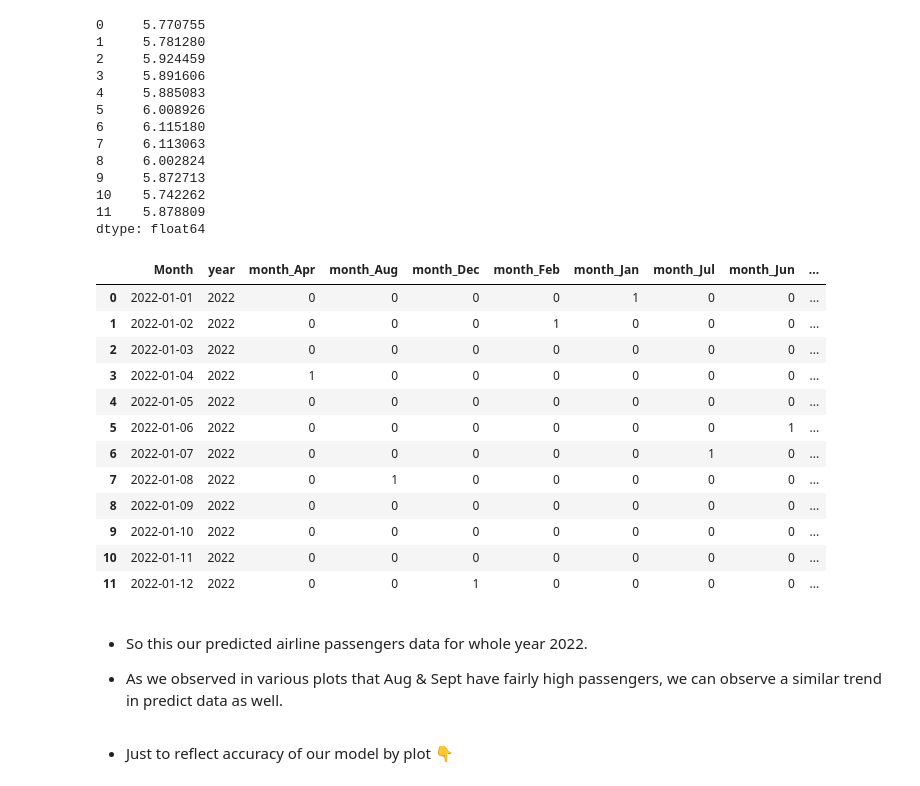
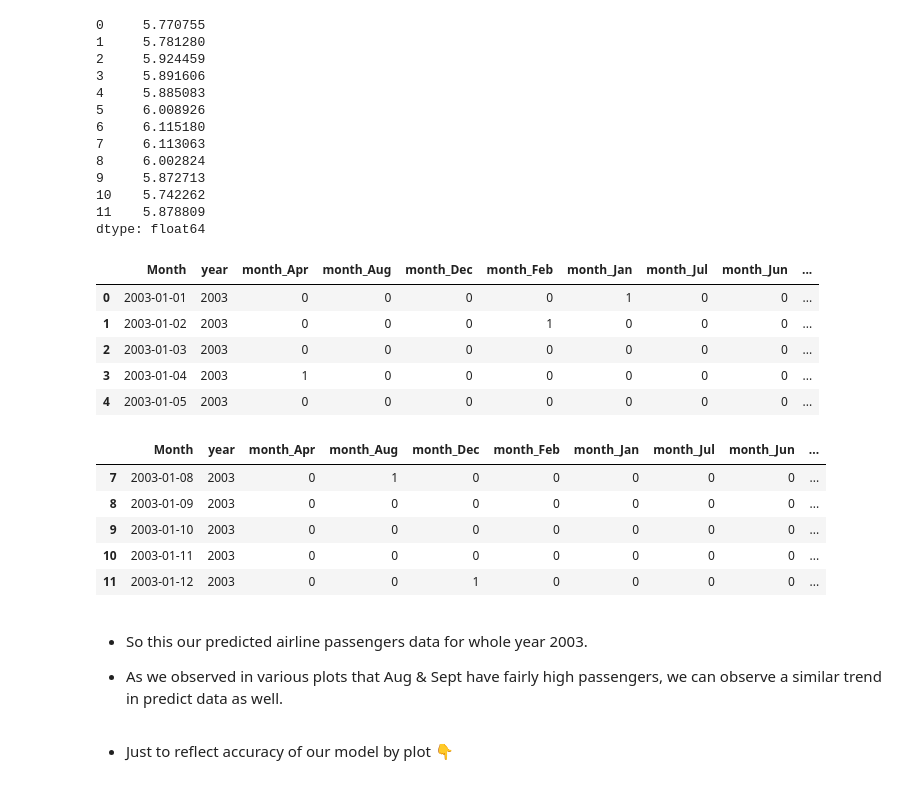
Before and after one commit to manasik29/Assignment_Forecasting_Airline_Passengers_Seats, a Jupyter notebook: Forecasting_Airlines_Passenger_Data.ipynb, the cells around one changed output. Saved outputs shown, nothing was run; the diff lists cells and outputs as text; code cells hidden in the pictures.

```diff
--- a/Forecasting_Airlines_Passenger_Data.ipynb
+++ b/Forecasting_Airlines_Passenger_Data.ipynb
@@ -169,0 +161,7 @@ sns.lineplot(x="year",y="Passengers",data=airline)
+# %%
+#Smoothning of the graph
+plt.figure(figsize=(12,4))
+airline.Passengers.plot(label="org")
+for i in range(2,30,8):
+    airline["Passengers"].rolling(i).mean().plot(label=str(i))
+plt.legend(loc='best')
@@ -389,0 +467,5 @@ mae_Mult_add_sea
+# %%
+# separate out a validation dataset
+split_point = len(df_airline) - 12
+dataset, validation = df_airline[0:split_point], df_airline[split_point:]
+print('Dataset %d, Validation %d' % (len(dataset), len(validation)))
@@ -389,0 +476,9 @@ mae_Mult_add_sea
+# %%
+# evaluate a persistence model
+from sklearn.metrics import mean_squared_error
+
+# prepare data
+X = dataset.values
+X = X.astype('float32')
+train_size = int(len(X) * 0.50)
+train, test = X[0:train_size], X[train_size:]
@@ -389,0 +489,14 @@ mae_Mult_add_sea
+# %%
+from sklearn.metrics import mean_squared_error
+# walk-forward validation
+history = [x for x in train]
+predictions = list()
+for i in range(len(test)):
+    yhat = history[-1]
+    predictions.append(yhat)
+    obs = test[i]
+    history.append(obs)
+    print('>Predicted=%.3f, Expected=%.3f' % (yhat, obs))
+# report performance
+MAE_base = MAE(predictions, test)
+print('MAE_base: %.3f' % MAE_base)
@@ -494,23 +780,25 @@ predict_data["Passengers"] = passengers
 # %%
 predict_data["forecasted_log_passengers"] = pd.Series(pred_new)
 # %%
-predict_data
+predict_data.head()
 # %% [output]
 |  | Month | year | month_Apr | month_Aug | month_Dec | month_Feb | month_Jan | month_Jul | month_Jun | ... |
-| 0 | 2022-01-01 | 2022 | 0 | 0 | 0 | 0 | 1 | 0 | 0 | ... |
-| 1 | 2022-01-02 | 2022 | 0 | 0 | 0 | 1 | 0 | 0 | 0 | ... |
-| 2 | 2022-01-03 | 2022 | 0 | 0 | 0 | 0 | 0 | 0 | 0 | ... |
-| 3 | 2022-01-04 | 2022 | 1 | 0 | 0 | 0 | 0 | 0 | 0 | ... |
-| 4 | 2022-01-05 | 2022 | 0 | 0 | 0 | 0 | 0 | 0 | 0 | ... |
-| 5 | 2022-01-06 | 2022 | 0 | 0 | 0 | 0 | 0 | 0 | 1 | ... |
-| 6 | 2022-01-07 | 2022 | 0 | 0 | 0 | 0 | 0 | 1 | 0 | ... |
-| 7 | 2022-01-08 | 2022 | 0 | 1 | 0 | 0 | 0 | 0 | 0 | ... |
-| 8 | 2022-01-09 | 2022 | 0 | 0 | 0 | 0 | 0 | 0 | 0 | ... |
-| 9 | 2022-01-10 | 2022 | 0 | 0 | 0 | 0 | 0 | 0 | 0 | ... |
-| 10 | 2022-01-11 | 2022 | 0 | 0 | 0 | 0 | 0 | 0 | 0 | ... |
-| 11 | 2022-01-12 | 2022 | 0 | 0 | 1 | 0 | 0 | 0 | 0 | ... |
+| 0 | 2003-01-01 | 2003 | 0 | 0 | 0 | 0 | 1 | 0 | 0 | ... |
+| 1 | 2003-01-02 | 2003 | 0 | 0 | 0 | 1 | 0 | 0 | 0 | ... |
+| 2 | 2003-01-03 | 2003 | 0 | 0 | 0 | 0 | 0 | 0 | 0 | ... |
+| 3 | 2003-01-04 | 2003 | 1 | 0 | 0 | 0 | 0 | 0 | 0 | ... |
+| 4 | 2003-01-05 | 2003 | 0 | 0 | 0 | 0 | 0 | 0 | 0 | ... |
+# %%
+predict_data.tail()
+# %% [output]
+|  | Month | year | month_Apr | month_Aug | month_Dec | month_Feb | month_Jan | month_Jul | month_Jun | ... |
+| 7 | 2003-01-08 | 2003 | 0 | 1 | 0 | 0 | 0 | 0 | 0 | ... |
+| 8 | 2003-01-09 | 2003 | 0 | 0 | 0 | 0 | 0 | 0 | 0 | ... |
+| 9 | 2003-01-10 | 2003 | 0 | 0 | 0 | 0 | 0 | 0 | 0 | ... |
+| 10 | 2003-01-11 | 2003 | 0 | 0 | 0 | 0 | 0 | 0 | 0 | ... |
+| 11 | 2003-01-12 | 2003 | 0 | 0 | 1 | 0 | 0 | 0 | 0 | ... |
 # %% [markdown]
-- So this our predicted airline passengers data for whole year 2022.
+- So this our predicted airline passengers data for whole year 2003.
 
 - As we observed in various plots that Aug & Sept have fairly high passengers, we can observe a similar trend in predict data as well.
 # %% [markdown]
```
Also changed, not shown: parts of 68 cells of this notebook.
